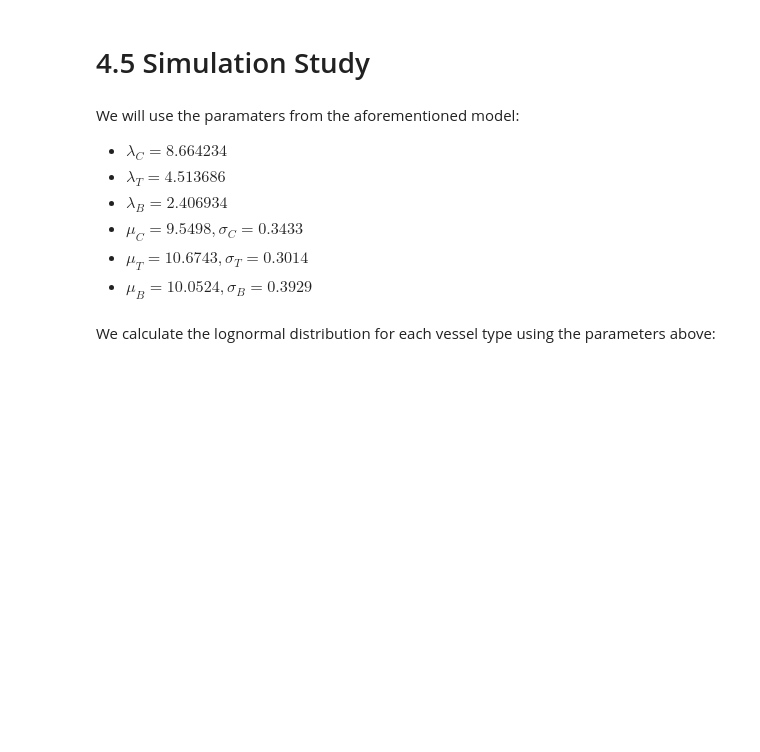
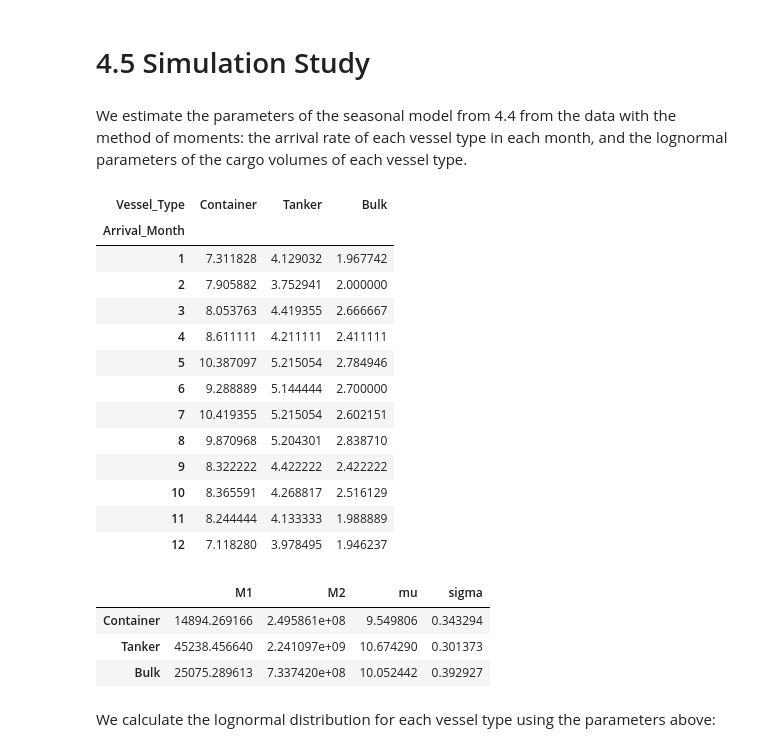
Before and after one commit to nikola300605/Stochastic_Simulation_Group_15, a Jupyter notebook: task_4_5.ipynb, the cells around one changed output. Drawn from its saved outputs; the diff is of its cells as text; code cells hidden in the pictures; blank space fills up the shorter version.

Commit message:
Finished tasks 4.6 and 4.7, tweaked the model

```diff
--- a/task_4_5.ipynb
+++ b/task_4_5.ipynb
@@ -8,8 +10,0 @@ import matplotlib.pyplot as plt
-# %% [markdown]
-We will use the paramaters from the aforementioned model:
-- $\lambda_C = 8.664234$
-- $\lambda_T = 4.513686$
-- $\lambda_B = 2.406934$
-- $\mu_C = 9.5498, \sigma_C = 0.3433$
-- $\mu_T = 10.6743, \sigma_T = 0.3014$
-- $\mu_B = 10.0524, \sigma_B = 0.3929$
@@ -26,3 +11,56 @@ sigma_B = 0.3929
+# %% [markdown]
+We estimate the parameters of the seasonal model from 4.4 from the data with the method of moments: the arrival rate of each vessel type in each month, and the lognormal parameters of the cargo volumes of each vessel type.
+# %%
+month_lengths = [31, 28, 31, 30, 31, 30, 31, 31, 30, 31, 30, 31]
+
+df = load_data()
+days_per_month = df['Arrival_Date'].dt.normalize().drop_duplicates().dt.month.value_counts().sort_index()
+
+monthly_rates = (
+	df.groupby(['Arrival_Month', 'Vessel_Type'], observed=True)
+	  .size()
+	  .unstack()
+	  .div(days_per_month, axis=0)
+)[['Container', 'Tanker', 'Bulk']]
+monthly_rates
+# %% [output]
+| Vessel_Type | Container | Tanker | Bulk |
+| Arrival_Month |  |  |  |
+| 1 | 7.311828 | 4.129032 | 1.967742 |
+| 2 | 7.905882 | 3.752941 | 2.000000 |
+| 3 | 8.053763 | 4.419355 | 2.666667 |
+| 4 | 8.611111 | 4.211111 | 2.411111 |
+| 5 | 10.387097 | 5.215054 | 2.784946 |
+| 6 | 9.288889 | 5.144444 | 2.700000 |
+| 7 | 10.419355 | 5.215054 | 2.602151 |
+| 8 | 9.870968 | 5.204301 | 2.838710 |
+| 9 | 8.322222 | 4.422222 | 2.422222 |
+| 10 | 8.365591 | 4.268817 | 2.516129 |
+| 11 | 8.244444 | 4.133333 | 1.988889 |
+| 12 | 7.118280 | 3.978495 | 1.946237 |
+# %%
+params = {}
+for t in ['Container', 'Tanker', 'Bulk']:
+	M1, M2 = moments(df[df['Vessel_Type'] == t]['Cargo_tons'])
+	sigma2 = np.log(M2 / M1**2)
+	mu = np.log(M1) - sigma2 / 2
+	params[t] = (M1, M2, mu, np.sqrt(sigma2))
+
+M1_C, M2_C, mu_C, sigma_C = params['Container']
+M1_T, M2_T, mu_T, sigma_T = params['Tanker']
+M1_B, M2_B, mu_B, sigma_B = params['Bulk']
+
+pd.DataFrame({
+	'M1': [M1_C, M1_T, M1_B],
+	'M2': [M2_C, M2_T, M2_B],
+	'mu': [mu_C, mu_T, mu_B],
+	'sigma': [sigma_C, sigma_T, sigma_B],
+}, index=['Container', 'Tanker', 'Bulk'])
+# %% [output]
+|  | M1 | M2 | mu | sigma |
+| Container | 14894.269166 | 2.495861e+08 | 9.549806 | 0.343294 |
+| Tanker | 45238.456640 | 2.241097e+09 | 10.674290 | 0.301373 |
+| Bulk | 25075.289613 | 7.337420e+08 | 10.052442 | 0.392927 |
 # %% [markdown]
 We calculate the lognormal distribution for each vessel type using the parameters above:
 # %%
```
Also changed, not shown: parts of 12 cells of this notebook, 7 other files.
